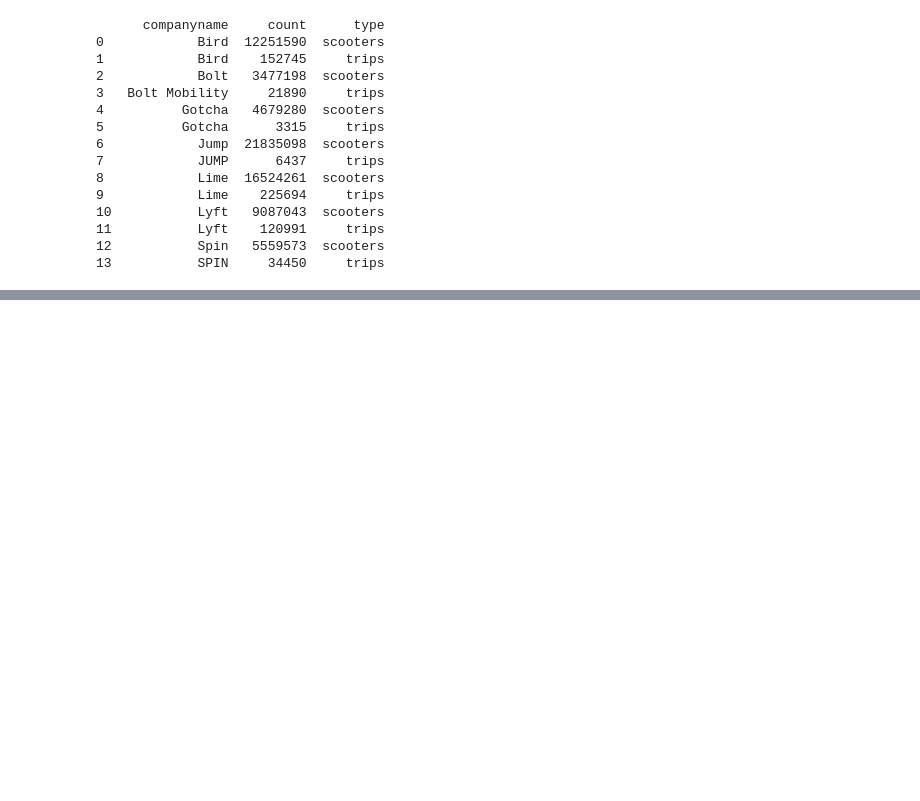
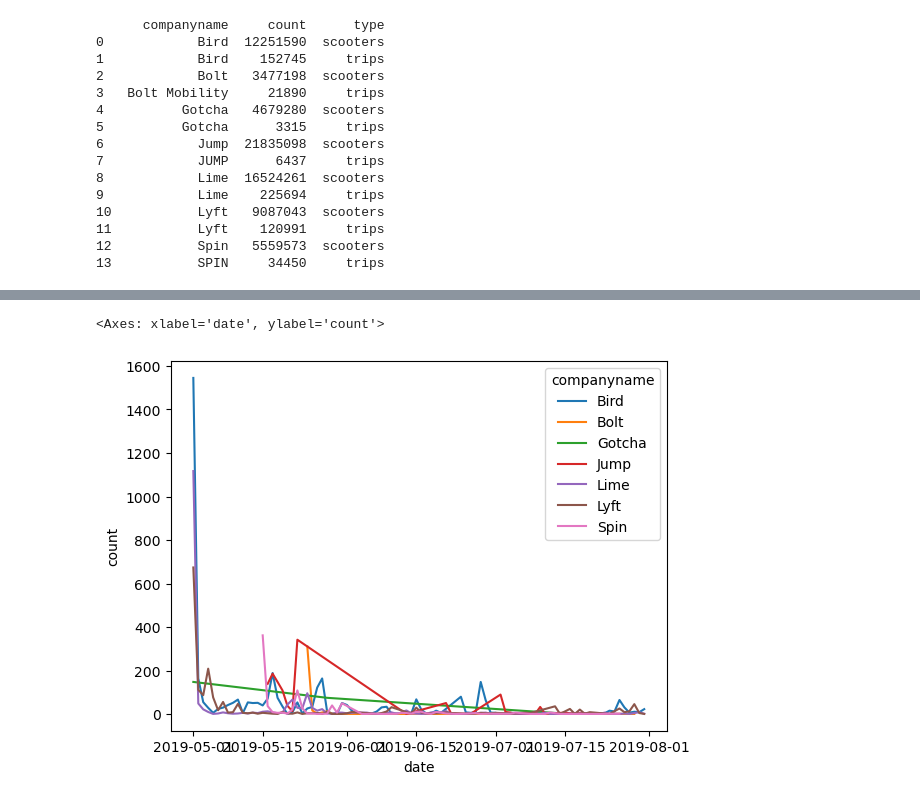
Before and after one commit to NSS-Data-Analytics-Cohort-8/scooter-partner1-yo_dawg_i_heard_you_liked_queries, a Jupyter notebook: notebooks/scooters.ipynb, the cells around one changed output, grey strips where cells are left out. Saved outputs shown, nothing was run; the diff lists cells and outputs as text; code cells hidden in the pictures; blank space fills up the shorter version.

```diff
--- a/notebooks/scooters.ipynb
+++ b/notebooks/scooters.ipynb
@@ -132,0 +176,10 @@ print(companies)
+# %%
+query = '''
+SELECT sumdid,
+companyname, MIN(pubdatetime)
+FROM scooters
+GROUP BY sumdid, companyname;
+'''
+
+company_scooters_time = pd.read_sql(query, con = engine)
+company_scooters_time.head()
@@ -132,0 +197,2 @@ print(companies)
+# %%
+company_scooters_time['min'] = pd.to_datetime(company_scooters_time['min'])
@@ -132,0 +216,6 @@ print(companies)
+# %%
+scoot_df = company_scooters_time.groupby([
+    company_scooters_time['companyname'],
+    company_scooters_time['min'].rename('date').dt.date]).size().to_frame('count')
+
+scoot_df
@@ -132,0 +237,6 @@ print(companies)
+# %%
+
+sns.lineplot(data = scoot_df, x='date', y='count', hue='companyname')
+# %% [output]
+<Axes: xlabel='date', ylabel='count'>
+[figure, added]
```
Also changed, not shown: parts of 13 cells of this notebook.
